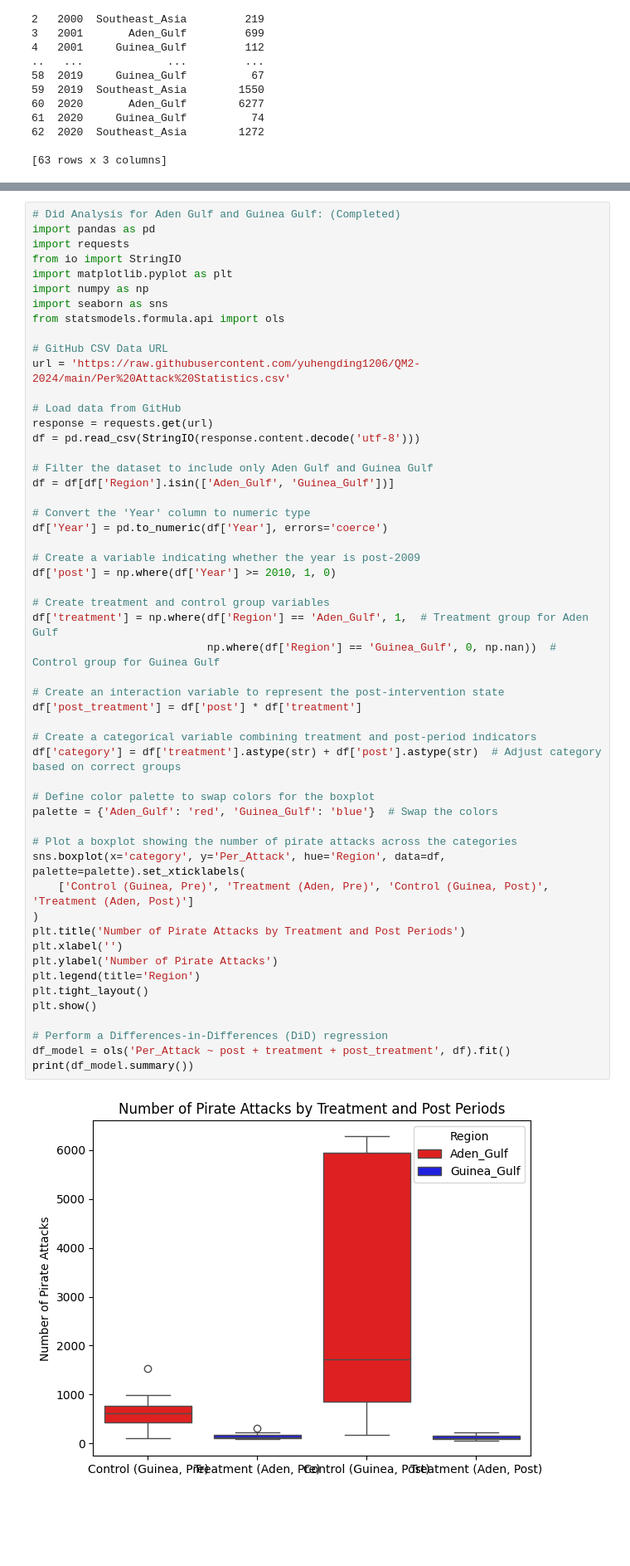
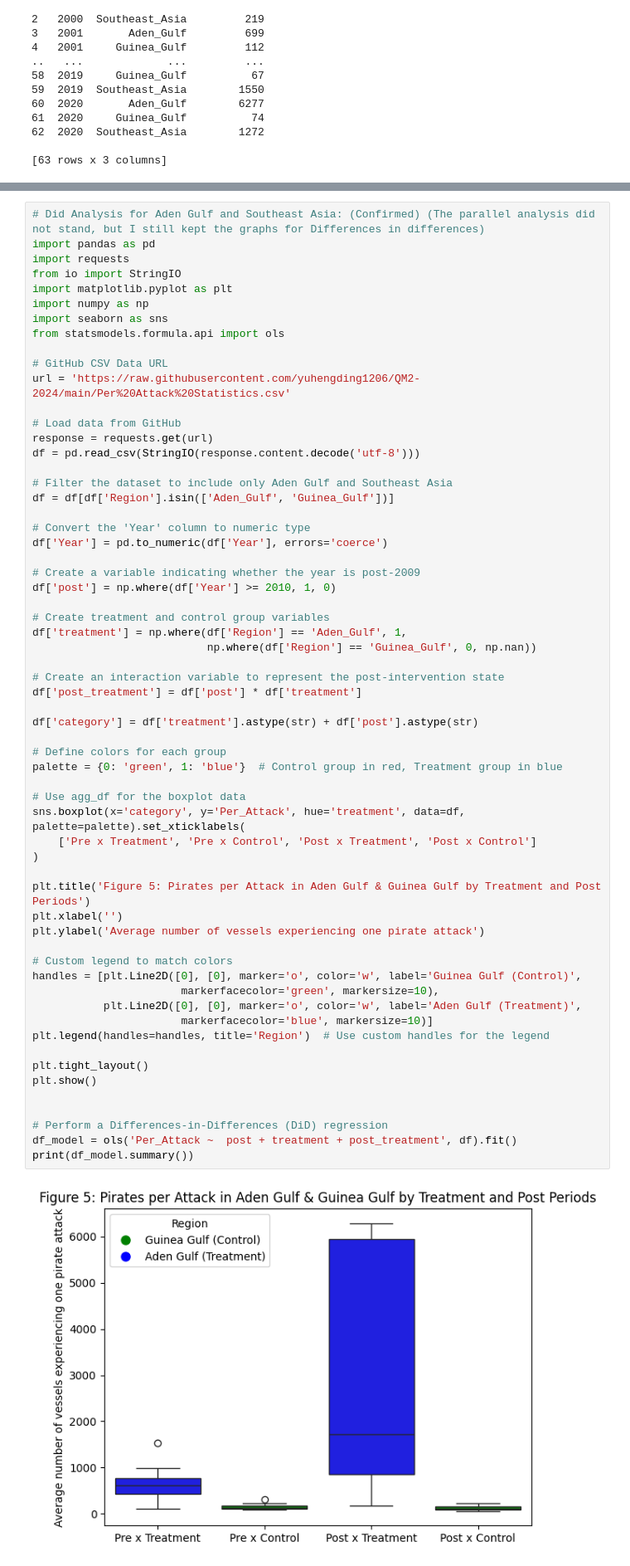
Before and after one commit to yuhengding1206/QM2-Group-Project-250120, a Jupyter notebook: QM2 group project.ipynb, the cells around one changed output, grey strips where cells are left out. Shown at 83% size. Drawn from its saved outputs; the diff is of its cells as text; blank space fills up the shorter version.

```diff
--- a/QM2 group project.ipynb
+++ b/QM2 group project.ipynb
@@ -1080,5 +988,5 @@ Notes:
 # %%
-# Did Analysis for Aden Gulf and Guinea Gulf: (Completed)
+# Did Analysis for Aden Gulf and Southeast Asia: (Confirmed) (The parallel analysis did not stand, but I still kept the graphs for Differences in differences)
 import pandas as pd
 import requests
 from io import StringIO
@@ -1090,48 +998,56 @@ from statsmodels.formula.api import ols
 # GitHub CSV Data URL
 url = 'https://raw.githubusercontent.com/yuhengding1206/QM2-2024/main/Per%20Attack%20Statistics.csv'
 
 # Load data from GitHub
 response = requests.get(url)
 df = pd.read_csv(StringIO(response.content.decode('utf-8')))
 
-# Filter the dataset to include only Aden Gulf and Guinea Gulf
+# Filter the dataset to include only Aden Gulf and Southeast Asia
 df = df[df['Region'].isin(['Aden_Gulf', 'Guinea_Gulf'])]
 
 # Convert the 'Year' column to numeric type
 df['Year'] = pd.to_numeric(df['Year'], errors='coerce')
 
 # Create a variable indicating whether the year is post-2009
 df['post'] = np.where(df['Year'] >= 2010, 1, 0)
 
 # Create treatment and control group variables
-df['treatment'] = np.where(df['Region'] == 'Aden_Gulf', 1,  # Treatment group for Aden Gulf
-                           np.where(df['Region'] == 'Guinea_Gulf', 0, np.nan))  # Control group for Guinea Gulf
+df['treatment'] = np.where(df['Region'] == 'Aden_Gulf', 1,
+                           np.where(df['Region'] == 'Guinea_Gulf', 0, np.nan))
 
 # Create an interaction variable to represent the post-intervention state
 df['post_treatment'] = df['post'] * df['treatment']
 
-# Create a categorical variable combining treatment and post-period indicators
-df['category'] = df['treatment'].astype(str) + df['post'].astype(str)  # Adjust category based on correct groups
+df['category'] = df['treatment'].astype(str) + df['post'].astype(str)
 
-# Define color palette to swap colors for the boxplot
-palette = {'Aden_Gulf': 'red', 'Guinea_Gulf': 'blue'}  # Swap the colors
+# Define colors for each group
+palette = {0: 'green', 1: 'blue'}  # Control group in red, Treatment group in blue
 
-# Plot a boxplot showing the number of pirate attacks across the categories
-sns.boxplot(x='category', y='Per_Attack', hue='Region', data=df, palette=palette).set_xticklabels(
-    ['Control (Guinea, Pre)', 'Treatment (Aden, Pre)', 'Control (Guinea, Post)', 'Treatment (Aden, Post)']
+# Use agg_df for the boxplot data
+sns.boxplot(x='category', y='Per_Attack', hue='treatment', data=df, palette=palette).set_xticklabels(
+    ['Pre x Treatment', 'Pre x Control', 'Post x Treatment', 'Post x Control']
 )
-plt.title('Number of Pirate Attacks by Treatment and Post Periods')
+
+plt.title('Figure 5: Pirates per Attack in Aden Gulf & Guinea Gulf by Treatment and Post Periods')
 plt.xlabel('')
-plt.ylabel('Number of Pirate Attacks')
-plt.legend(title='Region')
+plt.ylabel('Average number of vessels experiencing one pirate attack')
+
+# Custom legend to match colors
+handles = [plt.Line2D([0], [0], marker='o', color='w', label='Guinea Gulf (Control)',
+                       markerfacecolor='green', markersize=10),
+           plt.Line2D([0], [0], marker='o', color='w', label='Aden Gulf (Treatment)',
+                       markerfacecolor='blue', markersize=10)]
+plt.legend(handles=handles, title='Region')  # Use custom handles for the legend
+
 plt.tight_layout()
 plt.show()
 
+
 # Perform a Differences-in-Differences (DiD) regression
-df_model = ols('Per_Attack ~ post + treatment + post_treatment', df).fit()
+df_model = ols('Per_Attack ~  post + treatment + post_treatment', df).fit()
 print(df_model.summary())
 # %% [output]
-[figure, old version]
+[figure, new version]
                             OLS Regression Results
 ==============================================================================
 Dep. Variable:             Per_Attack   R-squared:                       0.475
```
Also changed, not shown: parts of 14 cells of this notebook.
